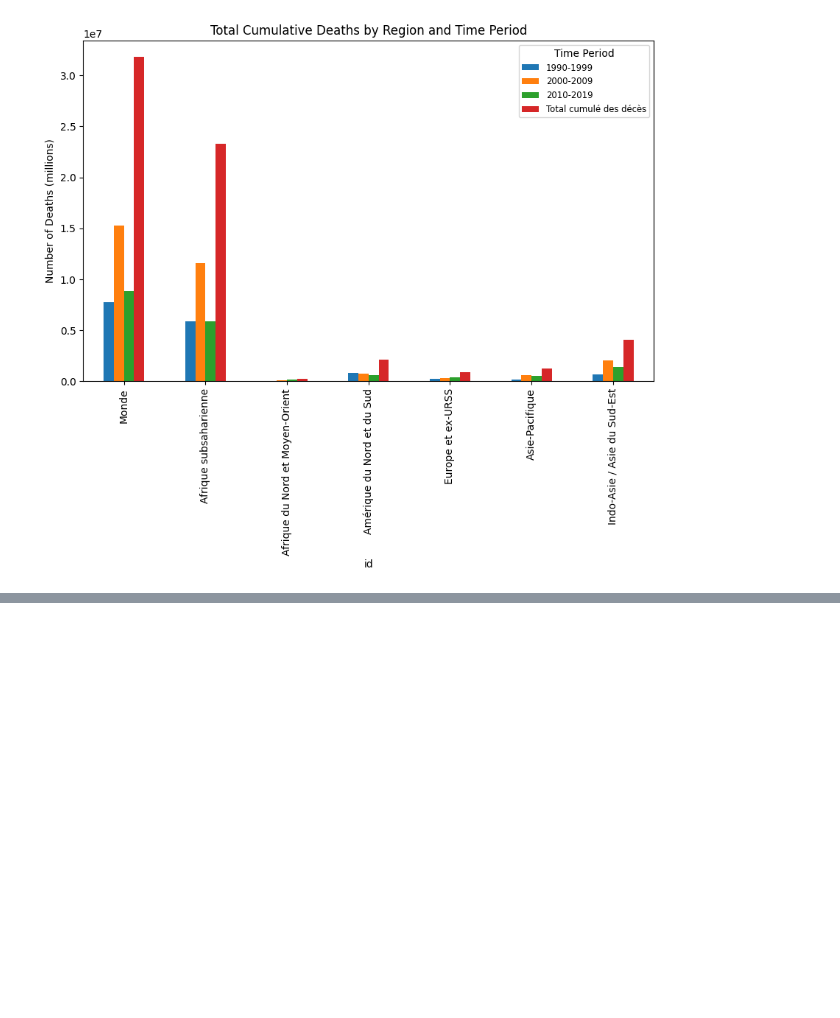
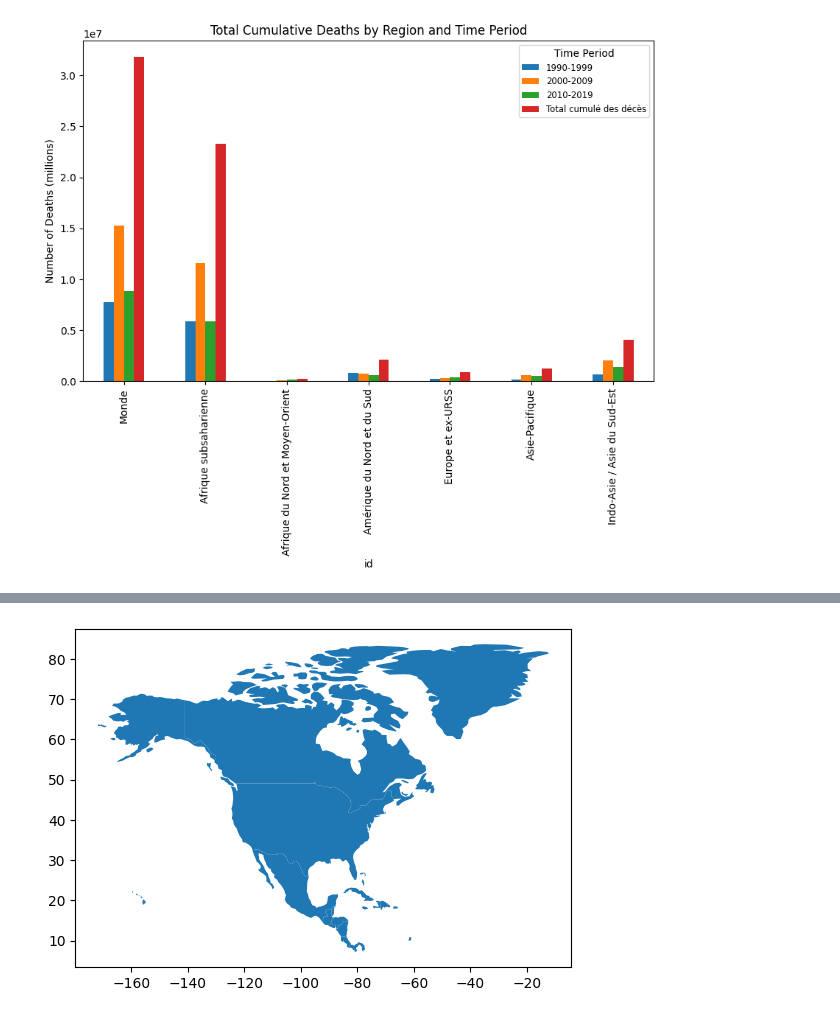
Before and after one commit to CodeMasterRU/Cida_Evolution, a Jupyter notebook: la_naissance.ipynb, the cells around one changed output, grey strips where cells are left out. Cells and saved outputs as stored; diff of their text form; code cells hidden in the pictures; blank space fills up the shorter version.

```diff
--- a/la_naissance.ipynb
+++ b/la_naissance.ipynb
@@ -153,0 +213,10 @@ census.shape
+# %%
+import geopandas as gpd
+import matplotlib.pyplot as plt
+world = gpd.read_file(gpd.datasets.get_path('naturalearth_lowres'))
+
+world = world[world.continent == 'North America']
+world.plot()
+plt.show()
+# %% [output]
+[figure, added]
```
Also changed, not shown: parts of 9 cells of this notebook, 7 other files.
